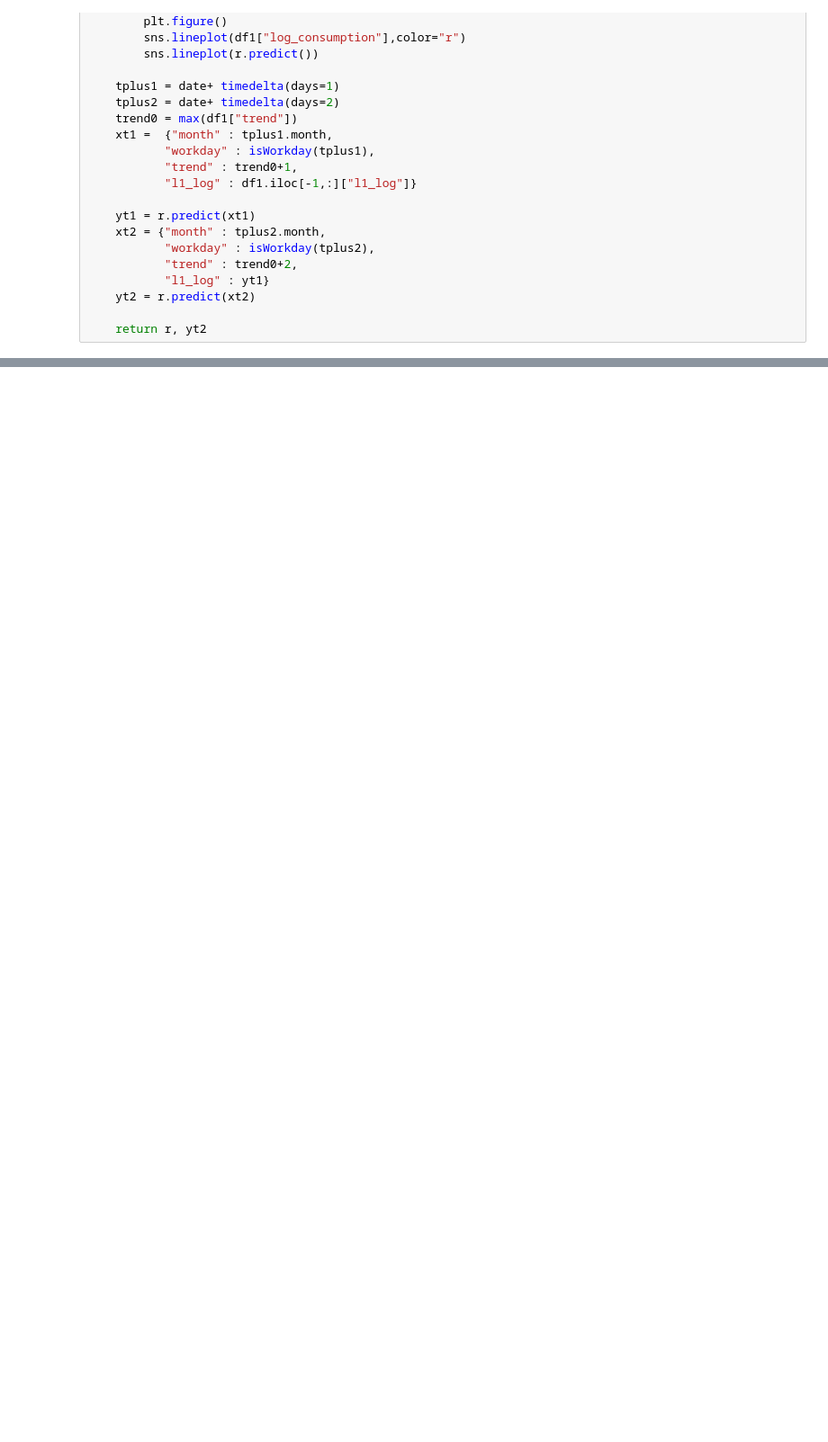
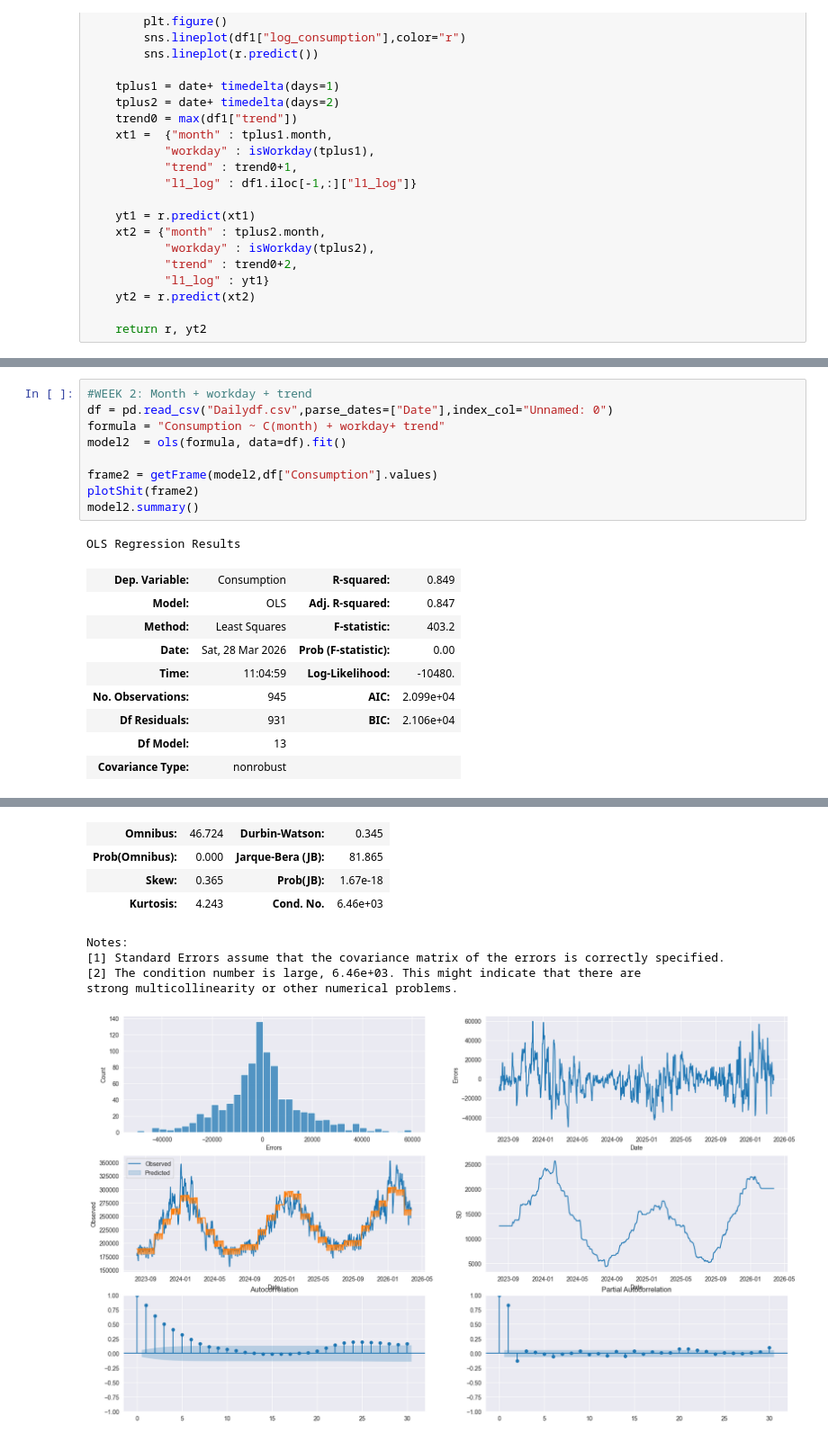
Before and after one commit to Smusts/Demand-Analytics-Project, a Jupyter notebook: Data exploration.ipynb, the cells around one changed output, grey strips where cells are left out. Shown at 90% size. Cells and saved outputs as stored; diff of their text form; blank space fills up the shorter version.

```diff
--- a/Data exploration.ipynb
+++ b/Data exploration.ipynb
@@ -78,0 +165,20 @@ df = pd.read_csv("Dailydf.csv",parse_dates=["Date"])
+# %%
+#WEEK 2: Month + workday + trend
+df = pd.read_csv("Dailydf.csv",parse_dates=["Date"],index_col="Unnamed: 0")
+formula = "Consumption ~ C(month) + workday+ trend"
+model2  = ols(formula, data=df).fit()
+
+frame2 = getFrame(model2,df["Consumption"].values)
+plotShit(frame2)
+model2.summary()
+# %% [output]
+OLS Regression Results
+| Dep. Variable: | Consumption | R-squared: | 0.849 |
+| Model: | OLS | Adj. R-squared: | 0.847 |
+| Method: | Least Squares | F-statistic: | 403.2 |
+| Date: | Sat, 28 Mar 2026 | Prob (F-statistic): | 0.00 |
+| Time: | 11:04:59 | Log-Likelihood: | -10480. |
+| No. Observations: | 945 | AIC: | 2.099e+04 |
+| Df Residuals: | 931 | BIC: | 2.106e+04 |
+| Df Model: | 13 |  |  |
+| Covariance Type: | nonrobust |  |  |
@@ -78,0 +200,9 @@ df = pd.read_csv("Dailydf.csv",parse_dates=["Date"])
+| Omnibus: | 46.724 | Durbin-Watson: | 0.345 |
+| Prob(Omnibus): | 0.000 | Jarque-Bera (JB): | 81.865 |
+| Skew: | 0.365 | Prob(JB): | 1.67e-18 |
+| Kurtosis: | 4.243 | Cond. No. | 6.46e+03 |
+Notes:
+[1] Standard Errors assume that the covariance matrix of the errors is correctly specified.
+[2] The condition number is large, 6.46e+03. This might indicate that there are
+strong multicollinearity or other numerical problems.
+[figure, added]
```
Also changed, not shown: parts of 12 cells of this notebook, 1 other file.
